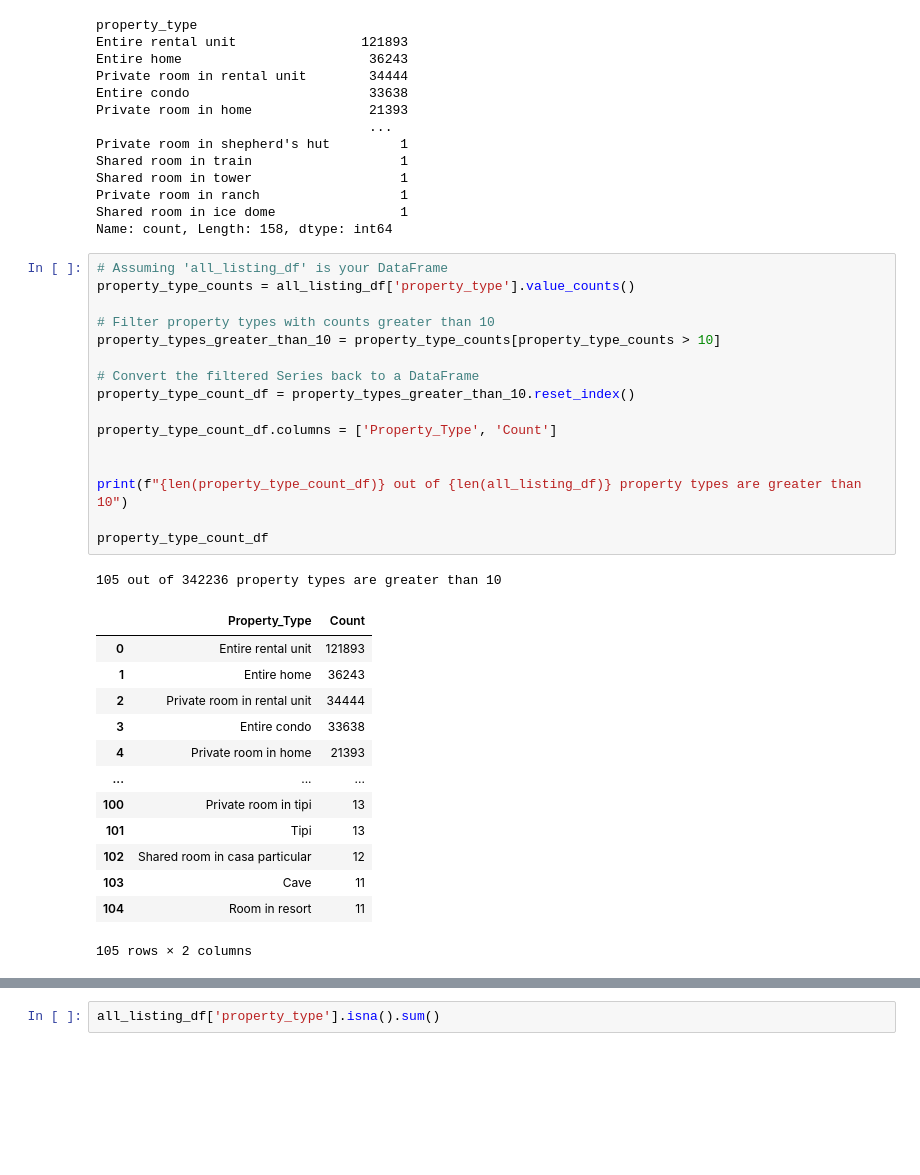
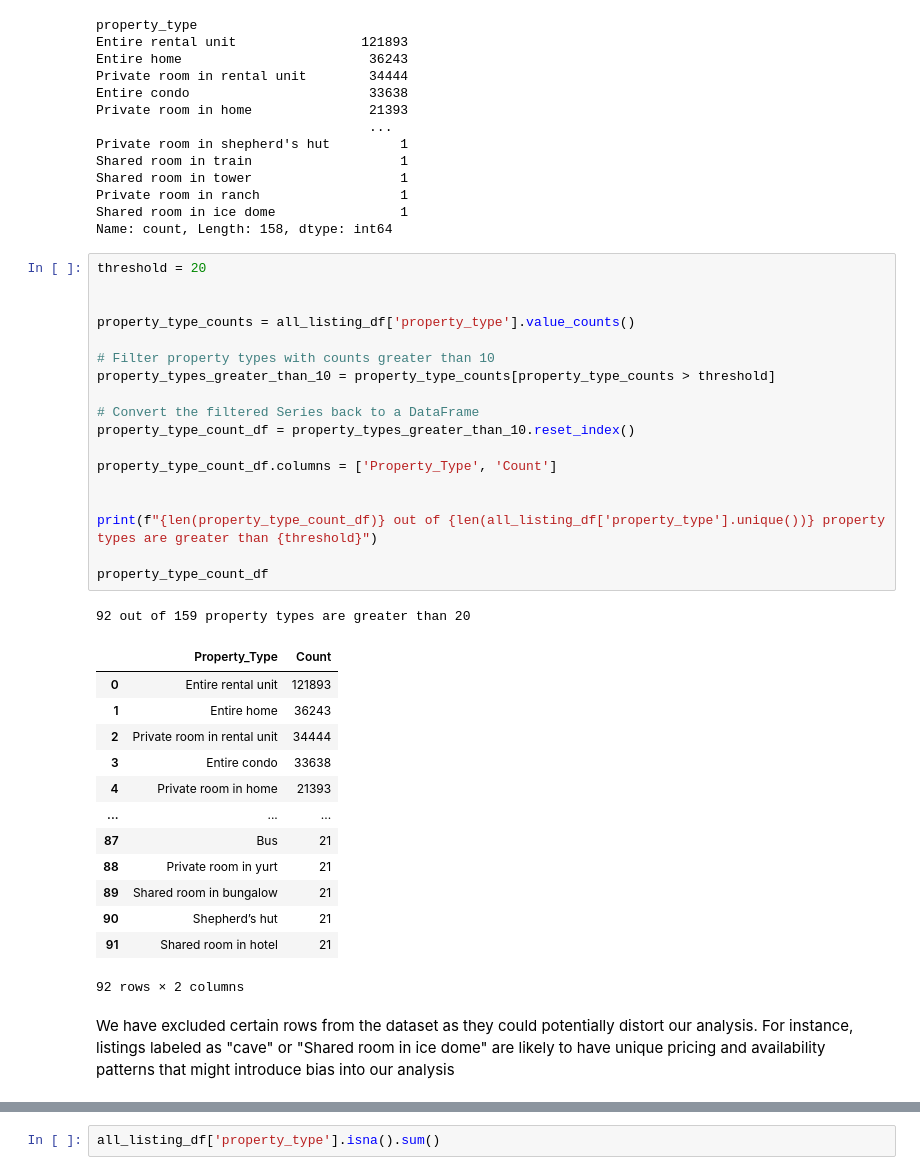
Before and after one commit to chidima-asika/touristic-properties-analysis, a Jupyter notebook: the_code.ipynb, the cells around one changed output, grey strips where cells are left out. Drawn from its saved outputs; the diff is of its cells as text; blank space fills up the shorter version.

```diff
--- a/the_code.ipynb
+++ b/the_code.ipynb
@@ -158,36 +158,41 @@ Private room in ranch                  1
 Shared room in ice dome                1
 Name: count, Length: 158, dtype: int64
 # %%
-# Assuming 'all_listing_df' is your DataFrame
+threshold = 20
+
+
 property_type_counts = all_listing_df['property_type'].value_counts()
 
 # Filter property types with counts greater than 10
-property_types_greater_than_10 = property_type_counts[property_type_counts > 10]
+property_types_greater_than_10 = property_type_counts[property_type_counts > threshold]
 
 # Convert the filtered Series back to a DataFrame
 property_type_count_df = property_types_greater_than_10.reset_index()
 
 property_type_count_df.columns = ['Property_Type', 'Count']
 
 
-print(f"{len(property_type_count_df)} out of {len(all_listing_df)} property types are greater than 10")
+print(f"{len(property_type_count_df)} out of {len(all_listing_df['property_type'].unique())} property types are greater than {threshold}")
 
 property_type_count_df
 # %% [output]
-105 out of 342236 property types are greater than 10
+92 out of 159 property types are greater than 20
 |  | Property_Type | Count |
 | 0 | Entire rental unit | 121893 |
 | 1 | Entire home | 36243 |
 | 2 | Private room in rental unit | 34444 |
 | 3 | Entire condo | 33638 |
 | 4 | Private room in home | 21393 |
 | ... | ... | ... |
-| 100 | Private room in tipi | 13 |
-| 101 | Tipi | 13 |
-| 102 | Shared room in casa particular | 12 |
-| 103 | Cave | 11 |
-| 104 | Room in resort | 11 |
+| 87 | Bus | 21 |
+| 88 | Private room in yurt | 21 |
+| 89 | Shared room in bungalow | 21 |
+| 90 | Shepherd’s hut | 21 |
+| 91 | Shared room in hotel | 21 |
-105 rows × 2 columns
+92 rows × 2 columns
+# %% [markdown]
+
+We have excluded certain rows from the dataset as they could potentially distort our analysis. For instance, listings labeled as "cave" or "Shared room in ice dome" are likely to have unique pricing and availability patterns that might introduce bias into our analysis
 # %%
 #create new df with property types that are greater than 10
 
```
Also changed, not shown: parts of 1 cell of this notebook.
